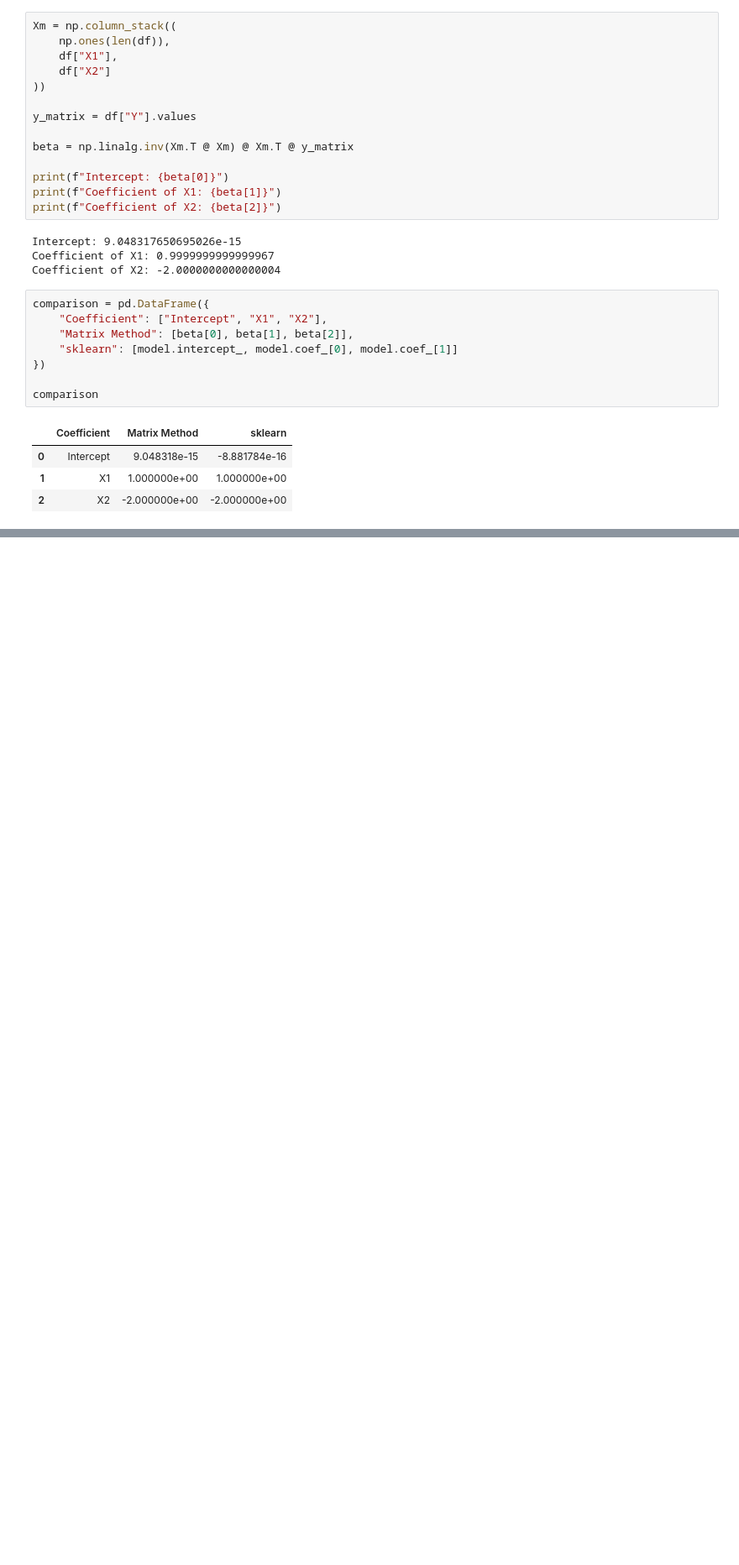
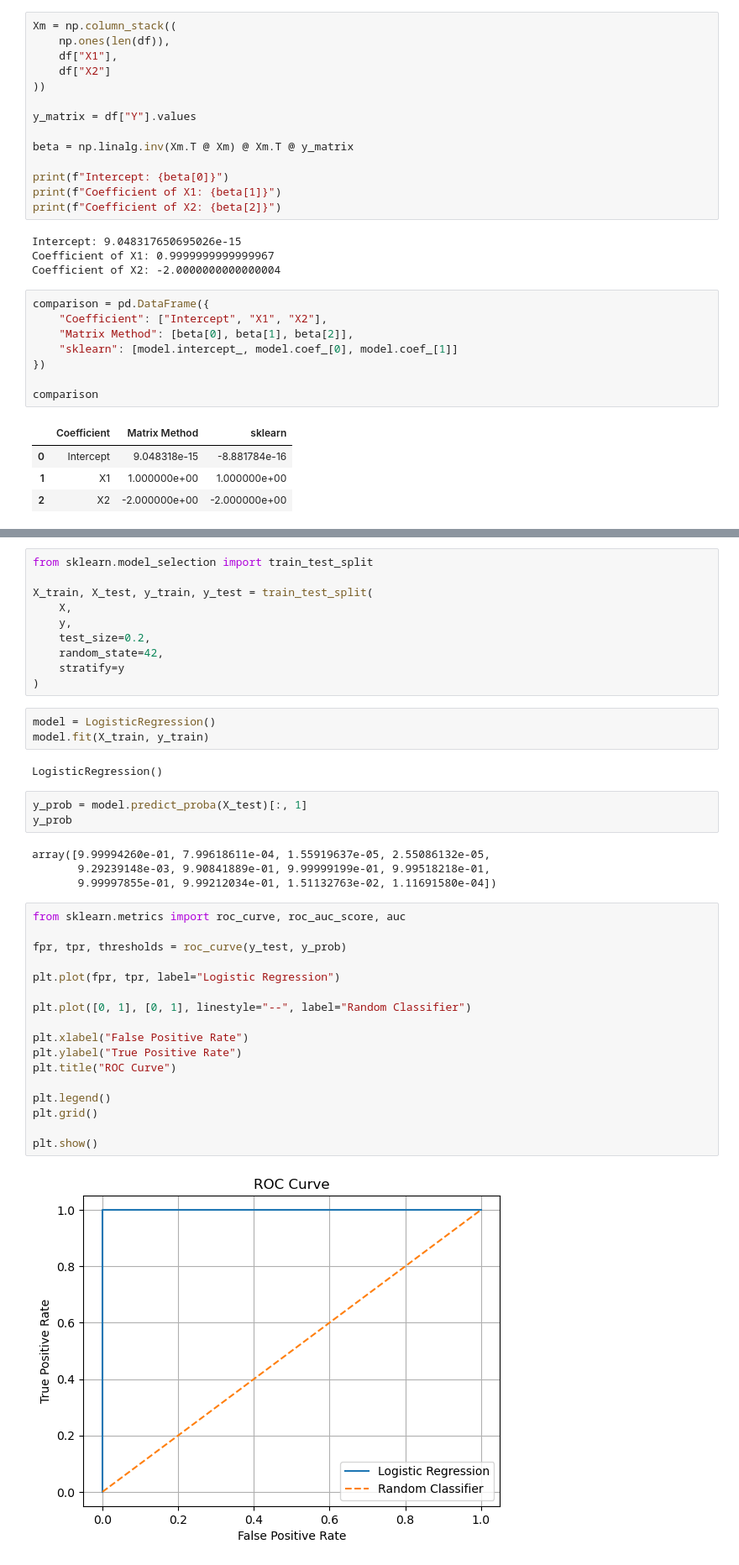
Before and after one commit to gh4nti/sem5, a Jupyter notebook: MLL/lab5/lab5.ipynb, the cells around one changed output, grey strips where cells are left out. Shown at 84% size. Saved outputs shown, nothing was run; the diff lists cells and outputs as text; blank space fills up the shorter version.

```diff
--- a/MLL/lab5/lab5.ipynb
+++ b/MLL/lab5/lab5.ipynb
@@ -454,0 +752,41 @@ comparison
+# %%
+from sklearn.model_selection import train_test_split
+
+X_train, X_test, y_train, y_test = train_test_split(
+    X,
+    y,
+    test_size=0.2,
+    random_state=42,
+    stratify=y
+)
+# %%
+model = LogisticRegression()
+model.fit(X_train, y_train)
+# %% [output]
+LogisticRegression()
+# %%
+y_prob = model.predict_proba(X_test)[:, 1]
+y_prob
+# %% [output]
+array([9.99994260e-01, 7.99618611e-04, 1.55919637e-05, 2.55086132e-05,
+       9.29239148e-03, 9.90841889e-01, 9.99999199e-01, 9.99518218e-01,
+       9.99997855e-01, 9.99212034e-01, 1.51132763e-02, 1.11691580e-04])
+# %%
+from sklearn.metrics import roc_curve, roc_auc_score, auc
+
+fpr, tpr, thresholds = roc_curve(y_test, y_prob)
+
+plt.plot(fpr, tpr, label="Logistic Regression")
+
+plt.plot([0, 1], [0, 1], linestyle="--", label="Random Classifier")
+
+plt.xlabel("False Positive Rate")
+plt.ylabel("True Positive Rate")
+plt.title("ROC Curve")
+
+plt.legend()
+plt.grid()
+
+plt.show()
+# %% [output]
+[figure, added]
```
Also changed, not shown: parts of 28 cells of this notebook, 6 other files.
